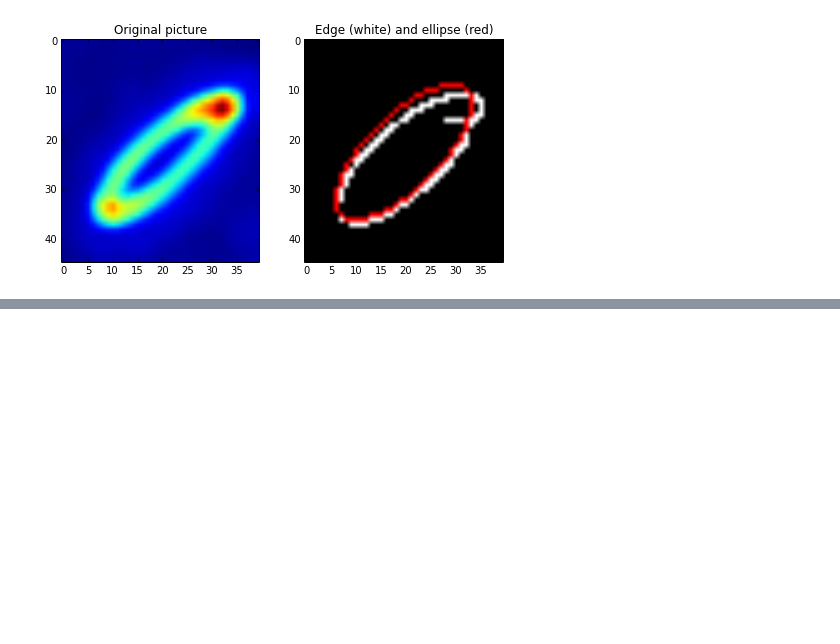
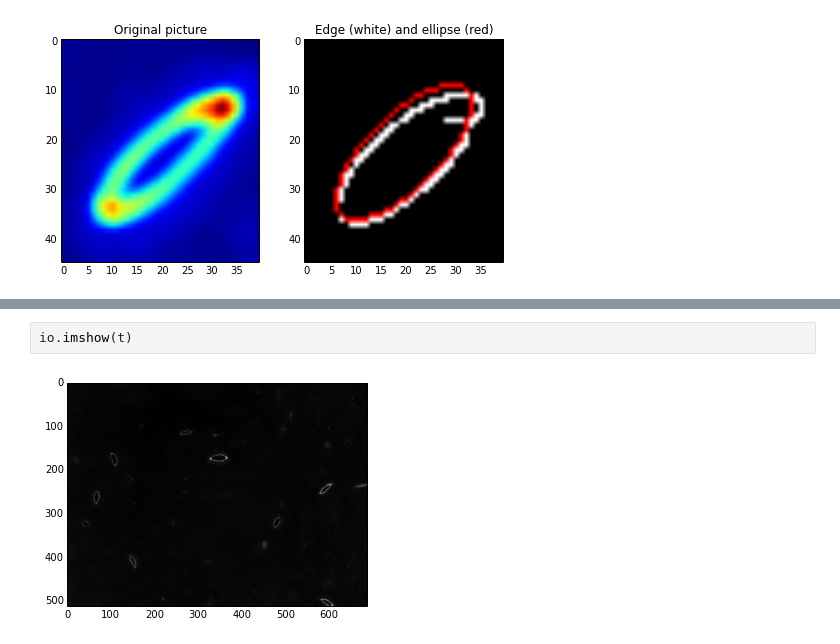
Before and after one commit to danmaclean/ipython-images, a Jupyter notebook: stomata finding.ipynb, the cells around one changed output, grey strips where cells are left out. Drawn from its saved outputs; the diff is of its cells as text; blank space fills up the shorter version.

```diff
--- a/stomata finding.ipynb
+++ b/stomata finding.ipynb
@@ -162,0 +260,4 @@ plt.show()
+# %%
+io.imshow(t)
+# %% [output]
+[figure, added]
```
Also changed, not shown: parts of 21 cells of this notebook.
